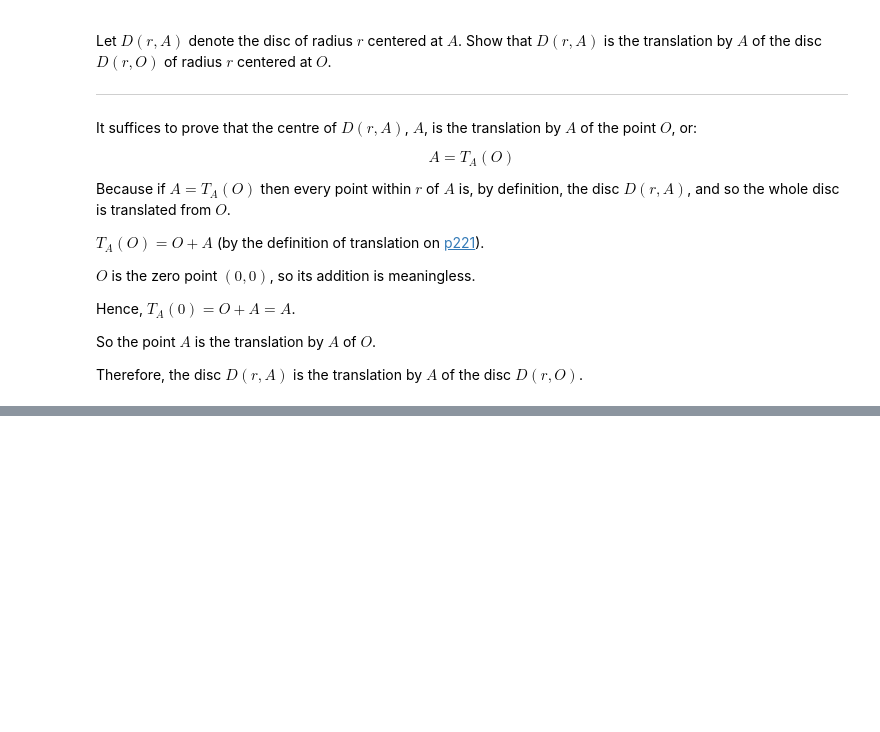
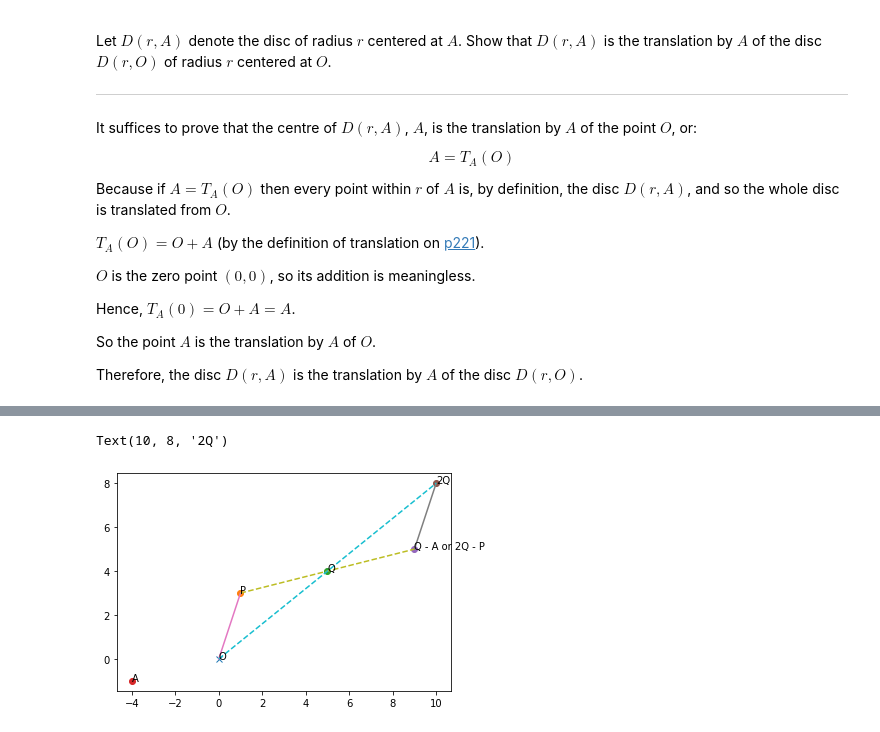
Before and after one commit to zackads/basic-mathematics, a Jupyter notebook: chapter-9/2-addition-subtraction-and-parallelogram-law.ipynb, the cells around one changed output, grey strips where cells are left out. Cells and saved outputs as stored; diff of their text form; code cells hidden in the pictures; blank space fills up the shorter version.

```diff
--- a/chapter-9/2-addition-subtraction-and-parallelogram-law.ipynb
+++ b/chapter-9/2-addition-subtraction-and-parallelogram-law.ipynb
@@ -214,0 +237,29 @@ Hence, $d(M, P) = d(-M, -P)$, and so the reflection of the circle $S(r, P)$, $S(
+# %%
+O = (0, 0)
+P = (1, 3)
+Q = (5, 4)
+A = subtract(P, Q)
+QminusA = subtract(Q, A)
+TwoQ = scale(Q, 2)
+
+plt.plot(*O, 'x')
+plt.plot(*P, 'o')
+plt.plot(*Q, 'o')
+plt.plot(*A, 'o')
+plt.plot(*QminusA, 'o')
+plt.plot(*TwoQ, 'o')
+
+plt.plot([O[0], P[0]], [O[1], P[1]])
+plt.plot([TwoQ[0], QminusA[0]], [TwoQ[1], QminusA[1]])
+plt.plot([P[0], QminusA[0]], [P[1], QminusA[1]], "--")
+plt.plot([O[0], TwoQ[0]], [O[1], TwoQ[1]], "--")
+
+plt.annotate("O", O)
+plt.annotate("P", P)
+plt.annotate("Q", Q)
+plt.annotate("A", A)
+plt.annotate("Q - A or 2Q - P", QminusA)
+plt.annotate("2Q", TwoQ)
+# %% [output]
+Text(10, 8, '2Q')
+[figure, added]
```
Also changed, not shown: parts of 4 cells of this notebook.
